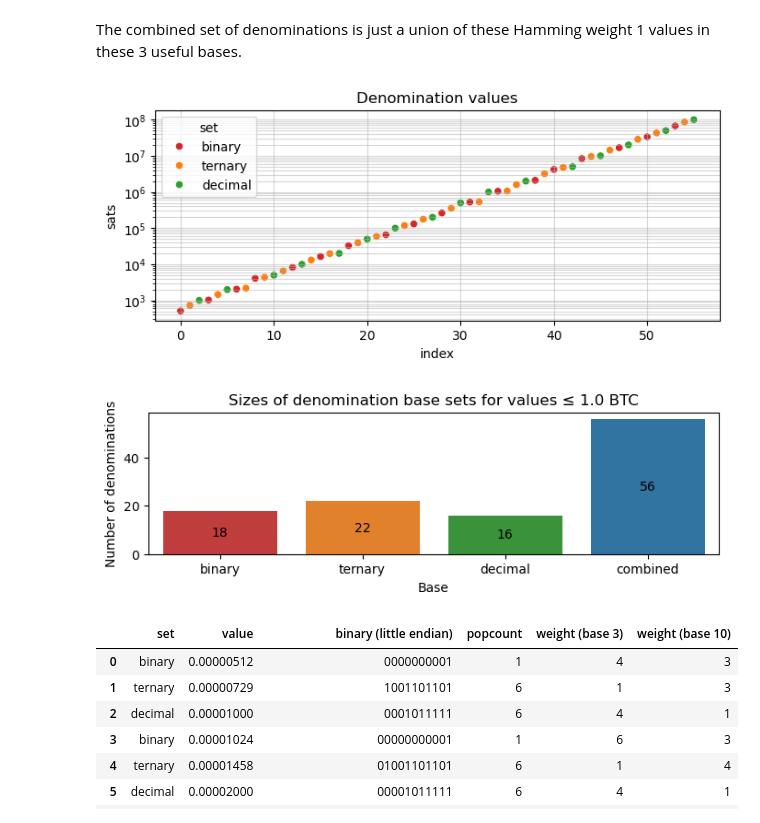
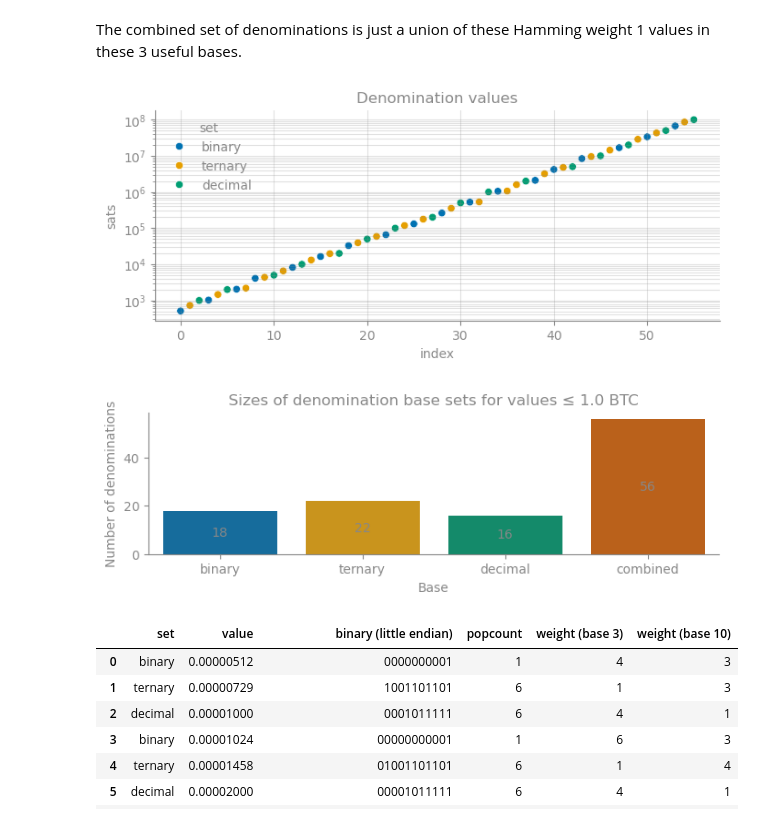
Before and after one commit to fungi-protocol/docs, a Jupyter notebook: docs/Denominations_and_gap_size_distributions.ipynb, the cells around one changed output. Saved outputs shown, nothing was run; the diff lists cells and outputs as text; code cells hidden in the pictures.

Commit message:
style plots: theme-neutral, colorblind-safe, re-rendered outputs

```diff
--- a/docs/Denominations_and_gap_size_distributions.ipynb
+++ b/docs/Denominations_and_gap_size_distributions.ipynb
@@ -81,6 +81,25 @@ import pandas as pd
 import matplotlib.pyplot as plt
 import seaborn as sns
 import numpy as np
+
+# theme-neutral plot style: reads on light and dark mdbook themes
+plt.rcParams.update({
+    "savefig.transparent": True,
+    "figure.facecolor": "none",
+    "axes.facecolor": "none",
+    "savefig.facecolor": "none",
+    "text.color": "#888888",
+    "axes.labelcolor": "#888888",
+    "axes.edgecolor": "#888888",
+    "axes.titlecolor": "#888888",
+    "xtick.color": "#888888",
+    "ytick.color": "#888888",
+    "grid.color": "#888888",
+    "legend.labelcolor": "#888888",
+    "axes.spines.top": False,
+    "axes.spines.right": False,
+    "legend.frameon": False,
+})
 # %% [markdown]
 Denominations are based on [preferred value series](https://en.wikipedia.org/wiki/Preferred_number) in base 2, 3, and 10.
 # %%
@@ -120,21 +139,21 @@ The combined set of denominations is just a union of these Hamming weight 1 valu
 combined = binary | ternary | decimal
 # %%
 # denomination values
-palette = {'binary': 'tab:red', 'ternary': 'tab:orange', 'decimal': 'tab:green', 'combined': 'tab:blue'}
+palette = {'binary': '#0072B2', 'ternary': '#E69F00', 'decimal': '#009E73', 'combined': '#D55E00'}
 origin = { v: 'binary' for v in binary } | { v: 'ternary' for v in ternary } | { v: 'decimal' for v in decimal }
 
 combined_index = {value: index for index, value in enumerate(sorted(combined))}
 
 plt.figure(figsize=(8,3))
 sns.scatterplot(data=pd.DataFrame([{'value': v, 'index': combined_index[v], 'set': origin[v]} for v in sorted(combined) ]), x='index', y='value', hue='set', palette=palette)
 
 plt.yscale('log')
 plt.ylabel('sats')
 plt.title('Denomination values')
-plt.grid(True, which='both', alpha=0.5)
+plt.grid(True, which='both', alpha=0.25)
 plt.show()
 # %% [output]
-[figure, old version]
+[figure, new version]
 # %%
 # denomination set sizes
 data = {
@@ -155,7 +174,7 @@ for container in ax.containers:
 
 plt.show()
 # %% [output]
-[figure, old version]
+[figure, new version]
 # %%
 # denominations table
 
```
Also changed, not shown: parts of 5 cells of this notebook.
